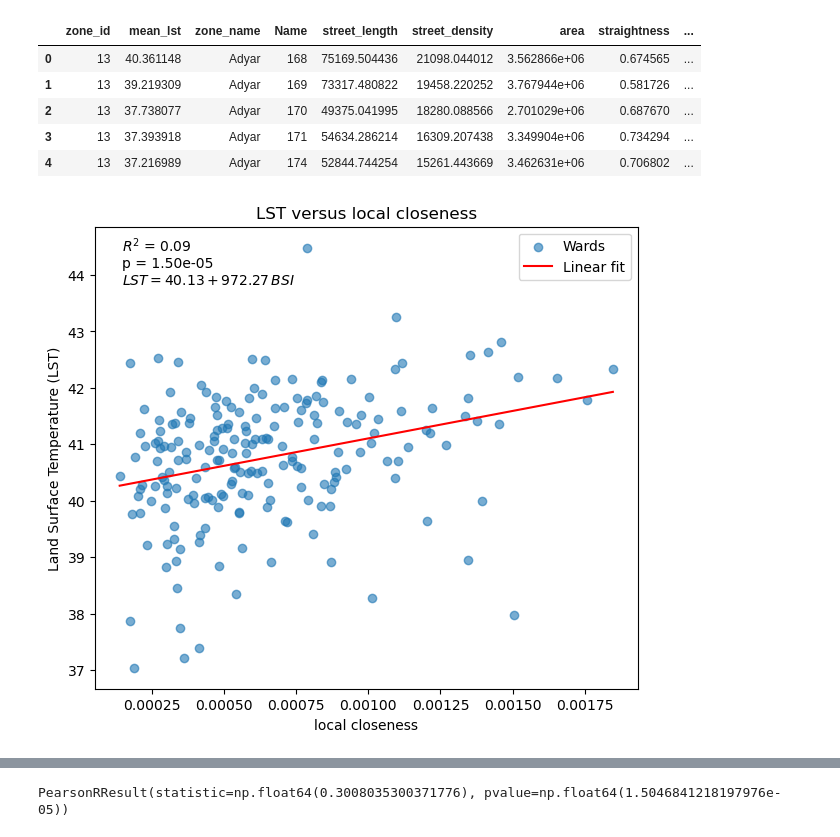
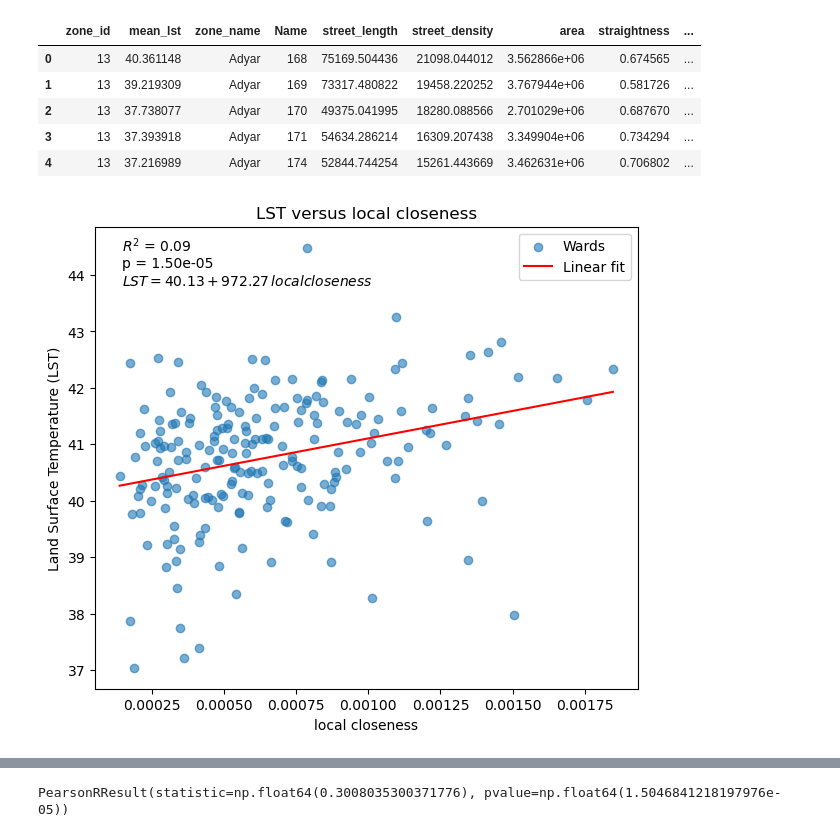
Before and after one commit to EllenB/lstroad2, a Jupyter notebook: notebooks/05_merging_lst_band_10_road_chennai.ipynb, the cells around one changed output, grey strips where cells are left out. Drawn from its saved outputs; the diff is of its cells as text; code cells hidden in the pictures.

```diff
--- a/notebooks/05_merging_lst_band_10_road_chennai.ipynb
+++ b/notebooks/05_merging_lst_band_10_road_chennai.ipynb
@@ -514,35 +514,35 @@ y_line = intercept + slope * x_line
 
 # plot
 plt.figure(figsize=(7, 6))
 plt.scatter(x, y, alpha=0.6, label="Wards")
 plt.plot(x_line, y_line, color="red", label="Linear fit")
 
 plt.xlabel("local closeness")
 plt.ylabel("Land Surface Temperature (LST)")
 plt.title("LST versus local closeness")
 plt.legend()
 
 
 # annotation
 
 
 plt.text(
     0.05, 0.98,
     f"$R^2$ = {r_value**2:.2f}\np = {p_value:.2e}",
     transform=plt.gca().transAxes,
     verticalalignment="top"
 )
 
 plt.text(
     0.05, 0.90,
-    f"$LST  = {intercept:.2f} + {slope:.2f}\\,BSI$",
+    f"$LST  = {intercept:.2f} + {slope:.2f}\\,local closeness$",
     transform=plt.gca().transAxes,
     verticalalignment="top"
 )
 plt.savefig(fig_path, dpi=300, bbox_inches='tight')
 plt.show()
 # %% [output]
-[figure, old version]
+[figure, new version]
 # %%
 #define response variable
 y = merged['mean_lst']
```
Also changed, not shown: parts of 5 cells of this notebook, 2 other files.
